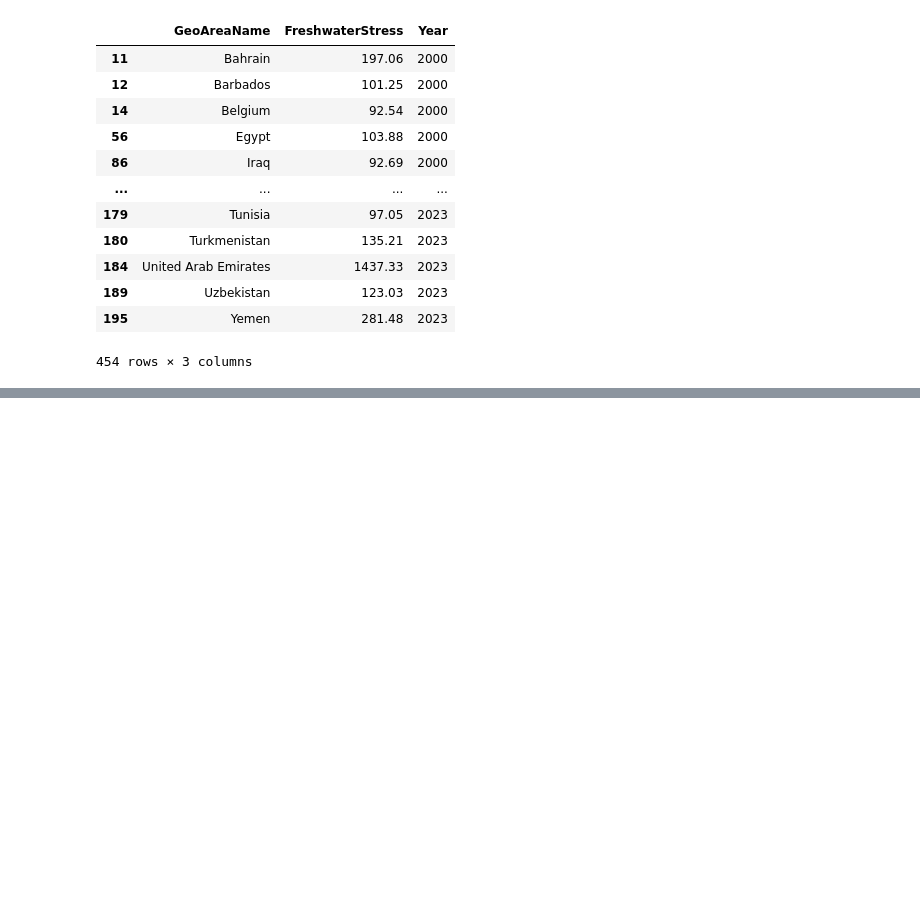
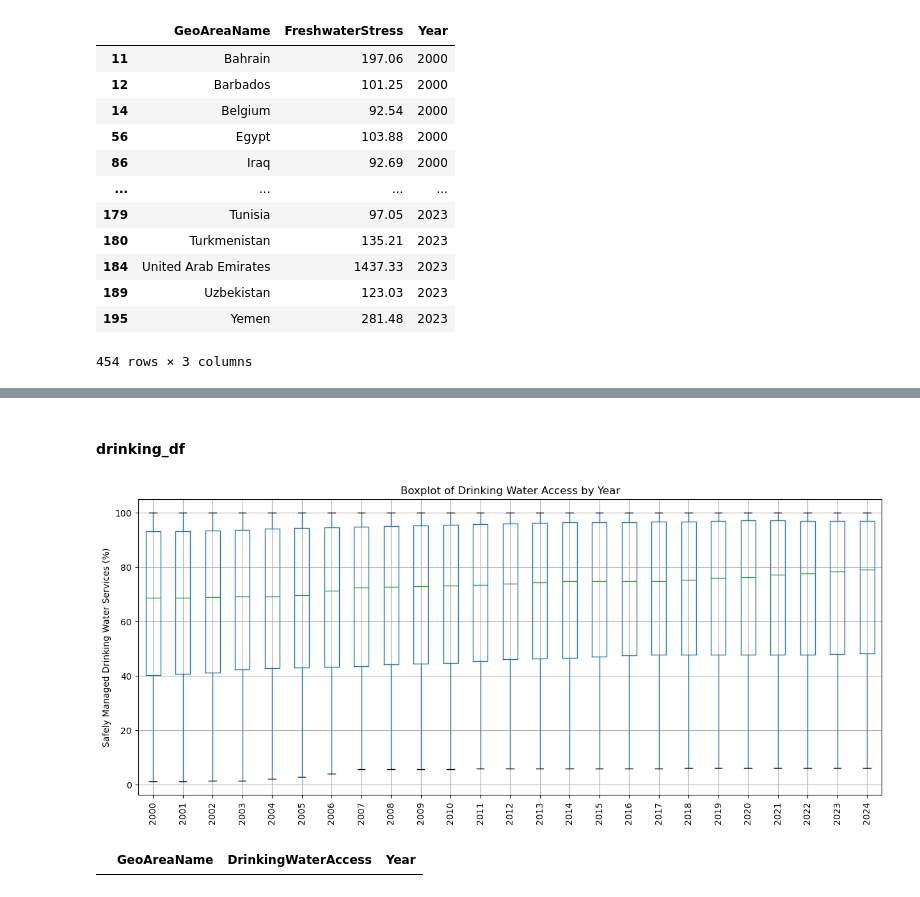
Before and after one commit to frogosorap/SDGReadinessIndex, a Jupyter notebook: Raw_Data/SDG_6_Clean_Water_and_Sanitation/Cleaning_SDG_6.ipynb, the cells around one changed output, grey strips where cells are left out. Drawn from its saved outputs; the diff is of its cells as text; code cells hidden in the pictures; blank space fills up the shorter version.

```diff
--- a/Raw_Data/SDG_6_Clean_Water_and_Sanitation/Cleaning_SDG_6.ipynb
+++ b/Raw_Data/SDG_6_Clean_Water_and_Sanitation/Cleaning_SDG_6.ipynb
@@ -612,0 +640,43 @@ display(stress_possible_outliers_df)
+# %% [markdown]
+#### drinking_df
+# %%
+plt.figure(figsize=(15,6))
+
+drinking_df[years_2000_2024].boxplot()
+
+plt.xticks(rotation=90)
+plt.ylabel("Safely Managed Drinking Water Services (%)")
+plt.title("Boxplot of Drinking Water Access by Year")
+
+plt.show()
+# %% [output]
+[figure, added]
+# %%
+drinking_possible_outliers = []
+
+for year in years_2000_2024:
+
+    Q1 = drinking_df[year].quantile(0.25)
+    Q3 = drinking_df[year].quantile(0.75)
+
+    IQR = Q3 - Q1
+
+    lower_bound = Q1 - 1.5 * IQR
+    upper_bound = Q3 + 1.5 * IQR
+
+    outliers = drinking_df[
+        (drinking_df[year] < lower_bound) |
+        (drinking_df[year] > upper_bound)
+    ][['GeoAreaName', year]].copy()
+
+    outliers = outliers.rename(columns={year: 'DrinkingWaterAccess'})
+
+    outliers['Year'] = year
+
+    drinking_possible_outliers.append(outliers)
+
+drinking_possible_outliers_df = pd.concat(drinking_possible_outliers)
+
+display(drinking_possible_outliers_df)
+# %% [output]
+|  | GeoAreaName | DrinkingWaterAccess | Year |
```
Also changed, not shown: parts of 8 cells of this notebook.
